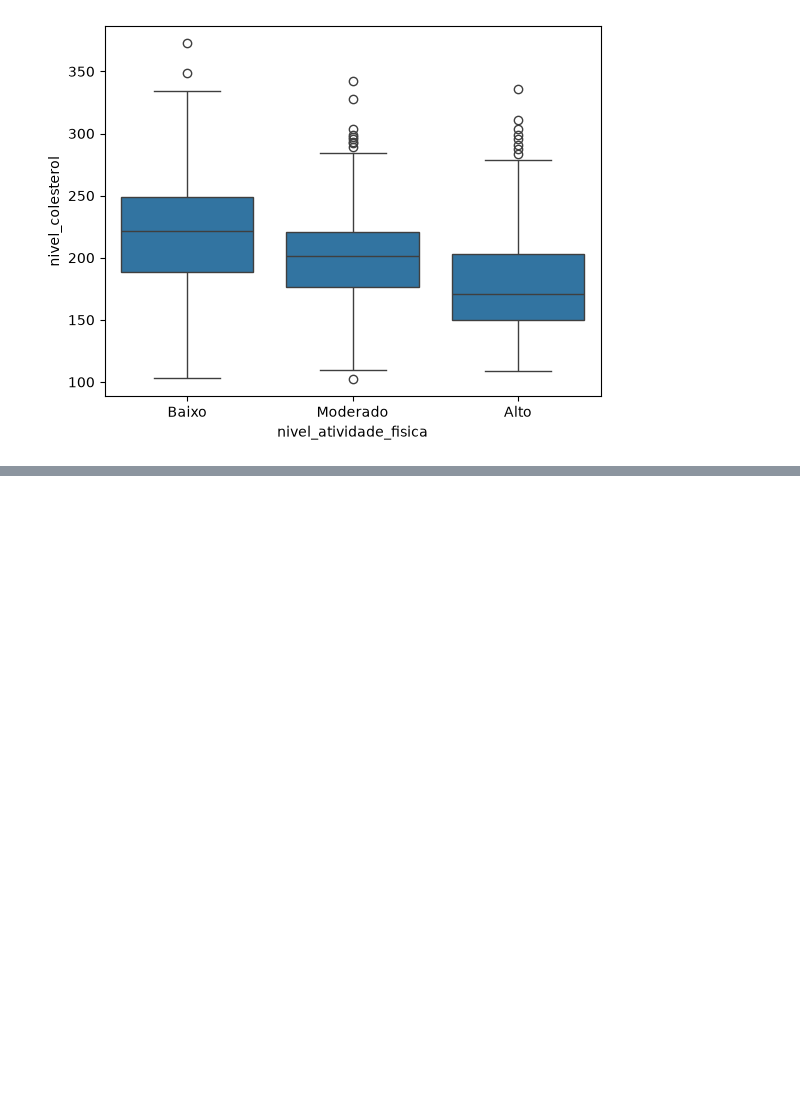
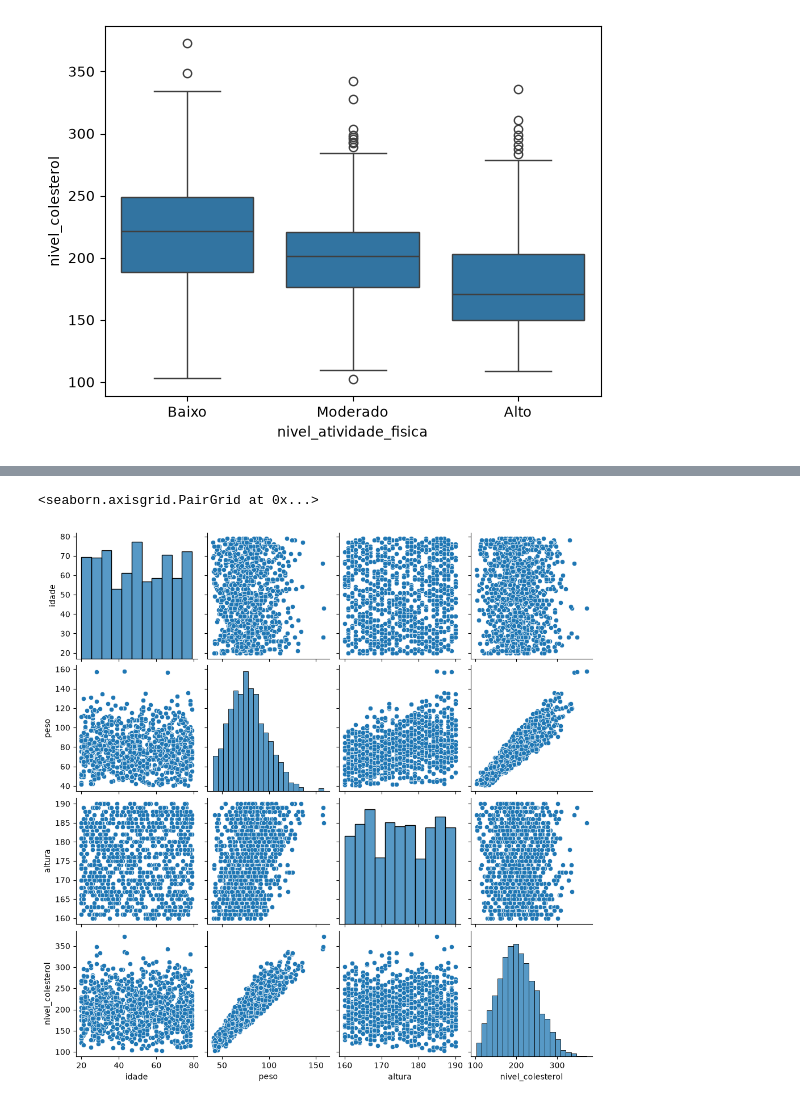
Before and after one commit to Manoelhns/regressao-linear-multipla, a Jupyter notebook: modelo_colesterol.ipynb, the cells around one changed output, grey strips where cells are left out. Saved outputs shown, nothing was run; the diff lists cells and outputs as text; code cells hidden in the pictures; blank space fills up the shorter version.

```diff
--- a/modelo_colesterol.ipynb
+++ b/modelo_colesterol.ipynb
@@ -270,0 +288,5 @@ sns.boxplot(data=df_colesterol_eda, x='nivel_atividade_fisica', y='nivel_coleste
+# %%
+sns.pairplot(df_colesterol_eda)
+# %% [output]
+<seaborn.axisgrid.PairGrid at 0x...>
+[figure, added]
```
Also changed, not shown: parts of 12 cells of this notebook.
